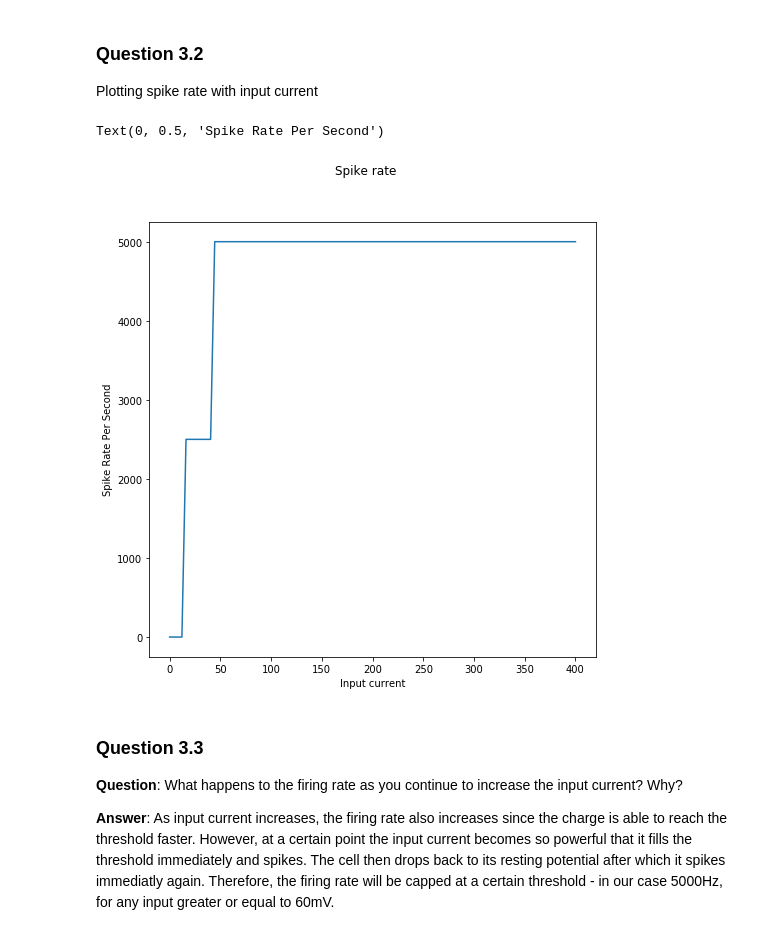
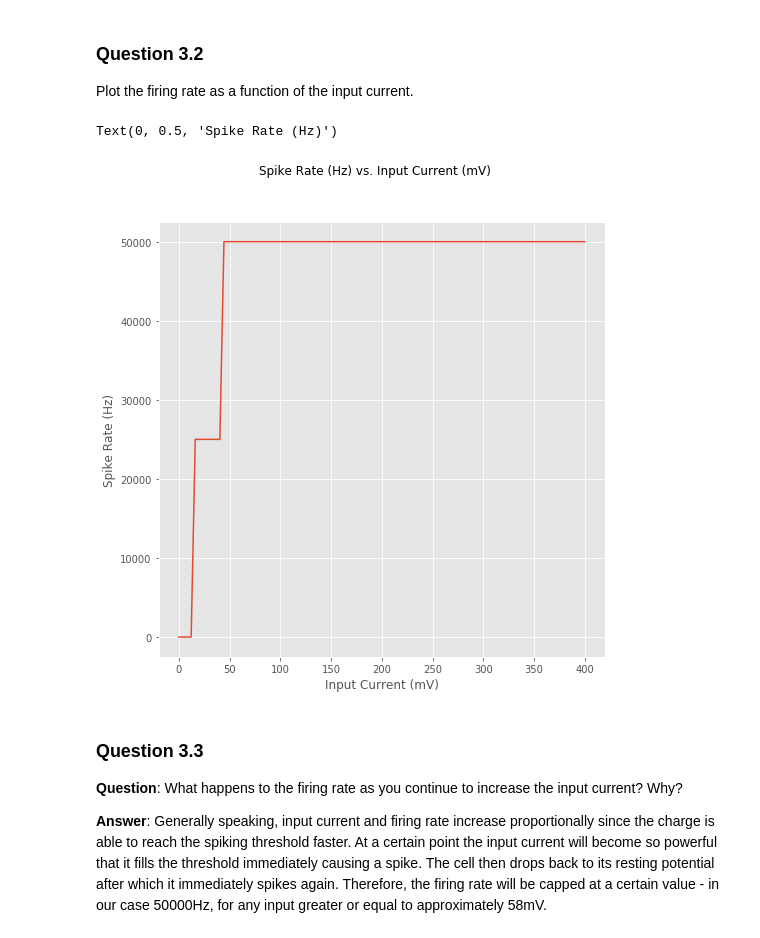
Before and after one commit to fireteam99/neuron-model, a Jupyter notebook: LIF.ipynb, the cells around one changed output. Saved outputs shown, nothing was run; the diff lists cells and outputs as text; code cells hidden in the pictures.

Commit message:
refactored questions and code

```diff
--- a/LIF.ipynb
+++ b/LIF.ipynb
@@ -1,5 +1,7 @@
 # %%
 import numpy as np
 import matplotlib.pyplot as plt
+
+plt.style.use('ggplot')
 # %% [markdown]
 ### Question 2.1
@@ -117,32 +144,49 @@ plt.show()
 # %% [markdown]
 ### Question 3.2
-Plotting spike rate with input current
+Plot the firing rate as a function of the input current.
 # %%
-#Question 3.2
-#input current from 0-100
-Input_Current=np.linspace(0,400,100)
-Y=np.empty(Input_Current.size)
-for i in range(Input_Current.size):
-    T = 100
-    dt  = 0.02
-    time = np.arange(0, T+dt, dt)
+# total time (ms)
+T = 100
+# step interval (ms)
+dT = 0.02
+
+I_max = 200
+I_step = 100
+
+T_start = 1000
+T_end = 4000
+
+# input current increases from 0mA to 400mA in 100mA intervals
+input_current = np.linspace(0, I_max, I_step)
+spike_rate = np.empty(input_current.size)
+
+
+for i in range(input_current.size):
+    """calculate spike rate for each iteration"""
+    time = np.arange(0, T + dT, dT)
+
+    # from 1000ms to 4000ms the input voltage spikes to input_current[i]
     I = np.zeros(len(time))
-    I[1000:4000] =  Input_Current[i]
-    LIF(I=I, Cm=0.003,Rm=5)
-    Y[i]=LIF.spikes/(time[4000]-time[1000])*100
+    I[T_start:T_end] = input_current[i]
 
-fig = plt.figure(figsize=(8,8))
+    # run LIF simulation
+    LIF(I=I, Cm=0.003, Rm=5)
+
+    # calculate the spike rate during the 1000ms to 4000ms period
+    spike_rate[i] = LIF.spikes / (time[T_end] - time[T_start]) * 1000
+
+fig = plt.figure(figsize=(8, 8))
 fig.subplots_adjust(hspace=0.4, wspace=0.4)
-fig.suptitle("Spike rate")
-plt.plot(Input_Current,Y)
+fig.suptitle("Spike Rate (Hz) vs. Input Current (mV)")
 
-plt.xlabel("Input current")
-plt.ylabel("Spike Rate Per Second")
+plt.plot(input_current, spike_rate)
+plt.xlabel("Input Current (mV)")
+plt.ylabel("Spike Rate (Hz)")
 # %% [output]
-Text(0, 0.5, 'Spike Rate Per Second')
+Text(0, 0.5, 'Spike Rate (Hz)')
-[figure, old version]
+[figure, new version]
 # %% [markdown]
 ### Question 3.3
 **Question**: What happens to the firing rate as you continue to increase the input current?  Why?
 
-**Answer**: As input current increases, the firing rate also increases since the charge is able to reach the threshold faster. However, at a certain point the input current becomes so powerful that it fills the threshold immediately and spikes. The cell then drops back to its resting potential after which it spikes immediatly again. Therefore, the firing rate will be capped at a certain threshold - in our case 5000Hz, for any input greater or equal to 60mV.
+**Answer**: Generally speaking, input current and firing rate increase proportionally since the charge is able to reach the spiking threshold faster. At a certain point the input current will become so powerful that it fills the threshold immediately causing a spike. The cell then drops back to its resting potential after which it immediately spikes again. Therefore, the firing rate will be capped at a certain value - in our case 50000Hz, for any input greater or equal to approximately 58mV.
```
Also changed, not shown: parts of 11 cells of this notebook.
